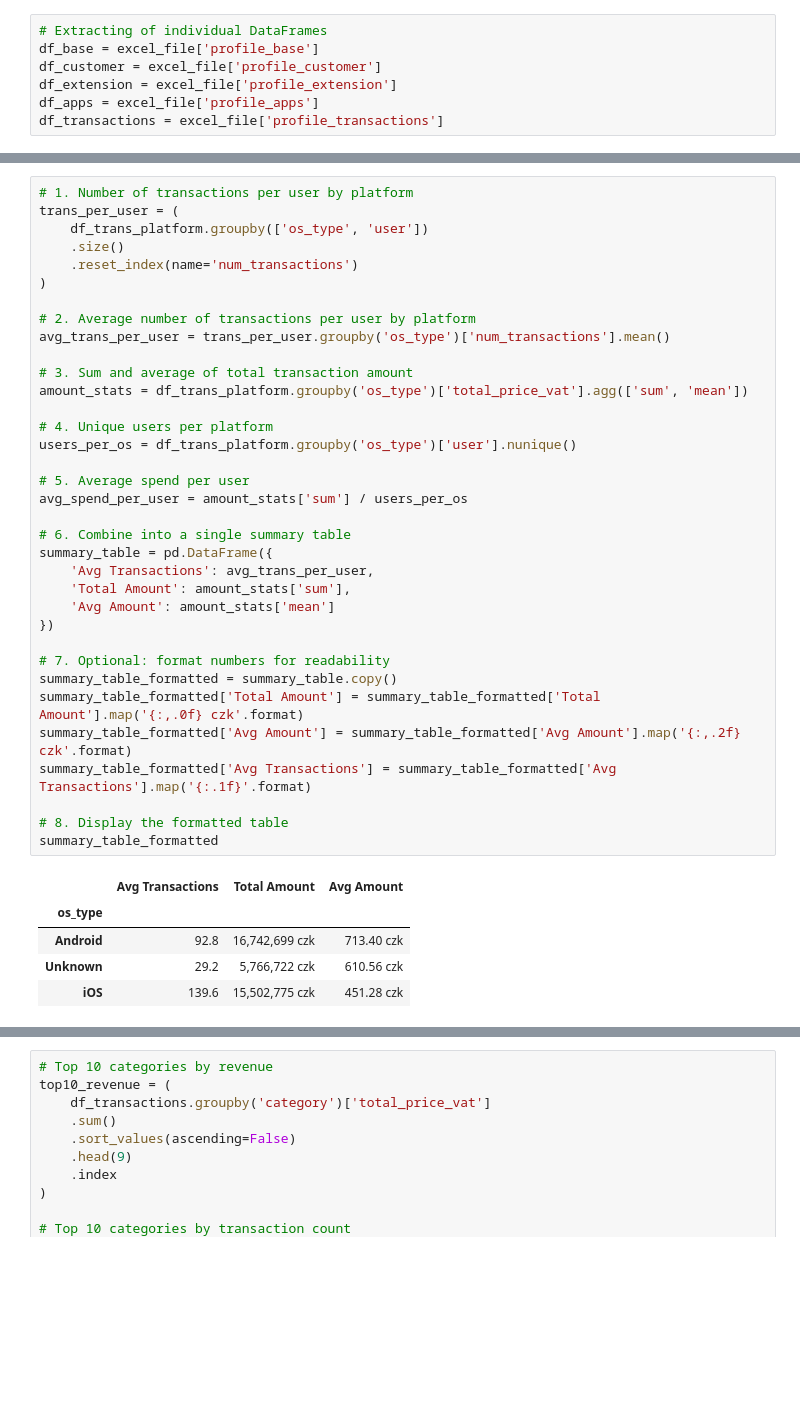
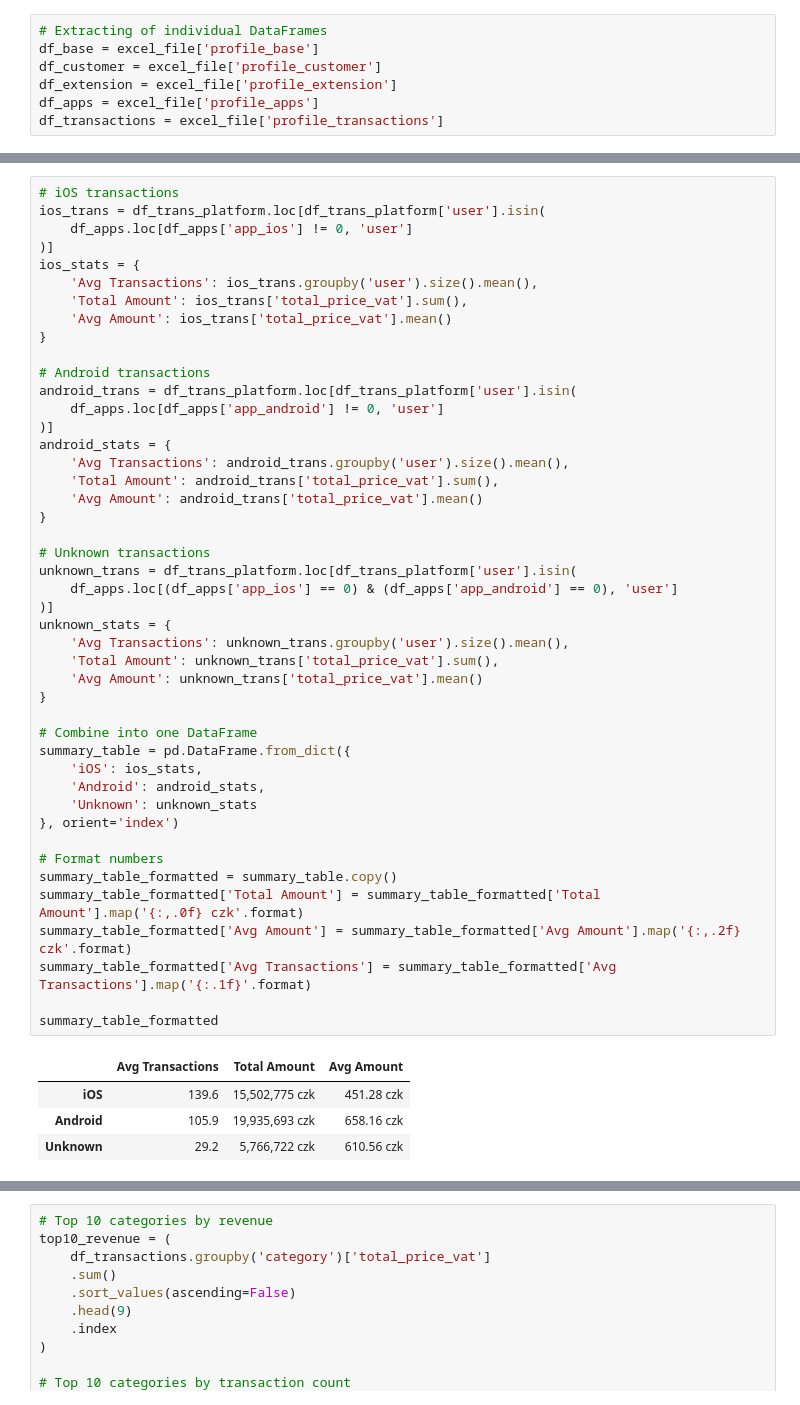
Before and after one commit to akorablov/Project_Twisto, a Jupyter notebook: twisto_project/3_OS_users_analysis.ipynb, the cells around one changed output, grey strips where cells are left out. Saved outputs shown, nothing was run; the diff lists cells and outputs as text; blank space fills up the shorter version.

```diff
--- a/twisto_project/3_OS_users_analysis.ipynb
+++ b/twisto_project/3_OS_users_analysis.ipynb
@@ -82,42 +86,51 @@ df_trans_platform
 # %%
-# 1. Number of transactions per user by platform
-trans_per_user = (
-    df_trans_platform.groupby(['os_type', 'user'])
-    .size()
-    .reset_index(name='num_transactions')
-)
+# iOS transactions
+ios_trans = df_trans_platform.loc[df_trans_platform['user'].isin(
+    df_apps.loc[df_apps['app_ios'] != 0, 'user']
+)]
+ios_stats = {
+    'Avg Transactions': ios_trans.groupby('user').size().mean(),
+    'Total Amount': ios_trans['total_price_vat'].sum(),
+    'Avg Amount': ios_trans['total_price_vat'].mean()
+}
 
-# 2. Average number of transactions per user by platform
-avg_trans_per_user = trans_per_user.groupby('os_type')['num_transactions'].mean()
+# Android transactions
+android_trans = df_trans_platform.loc[df_trans_platform['user'].isin(
+    df_apps.loc[df_apps['app_android'] != 0, 'user']
+)]
+android_stats = {
+    'Avg Transactions': android_trans.groupby('user').size().mean(),
+    'Total Amount': android_trans['total_price_vat'].sum(),
+    'Avg Amount': android_trans['total_price_vat'].mean()
+}
 
-# 3. Sum and average of total transaction amount
-amount_stats = df_trans_platform.groupby('os_type')['total_price_vat'].agg(['sum', 'mean'])
+# Unknown transactions
+unknown_trans = df_trans_platform.loc[df_trans_platform['user'].isin(
+    df_apps.loc[(df_apps['app_ios'] == 0) & (df_apps['app_android'] == 0), 'user']
+)]
+unknown_stats = {
+    'Avg Transactions': unknown_trans.groupby('user').size().mean(),
+    'Total Amount': unknown_trans['total_price_vat'].sum(),
+    'Avg Amount': unknown_trans['total_price_vat'].mean()
+}
 
-# 4. Unique users per platform
-users_per_os = df_trans_platform.groupby('os_type')['user'].nunique()
+# Combine into one DataFrame
+summary_table = pd.DataFrame.from_dict({
+    'iOS': ios_stats,
+    'Android': android_stats,
+    'Unknown': unknown_stats
+}, orient='index')
 
-# 5. Average spend per user
-avg_spend_per_user = amount_stats['sum'] / users_per_os
-
-# 6. Combine into a single summary table
-summary_table = pd.DataFrame({
-    'Avg Transactions': avg_trans_per_user,
-    'Total Amount': amount_stats['sum'],
-    'Avg Amount': amount_stats['mean']
-})
-
-# 7. Optional: format numbers for readability
+# Format numbers
 summary_table_formatted = summary_table.copy()
 summary_table_formatted['Total Amount'] = summary_table_formatted['Total Amount'].map('{:,.0f} czk'.format)
 summary_table_formatted['Avg Amount'] = summary_table_formatted['Avg Amount'].map('{:,.2f} czk'.format)
 summary_table_formatted['Avg Transactions'] = summary_table_formatted['Avg Transactions'].map('{:.1f}'.format)
 
-# 8. Display the formatted table
 summary_table_formatted
 # %% [output]
 |  | Avg Transactions | Total Amount | Avg Amount |
-| os_type |  |  |  |
-| Android | 92.8 | 16,742,699 czk | 713.40 czk |
+| iOS | 139.6 | 15,502,775 czk | 451.28 czk |
+| Android | 105.9 | 19,935,693 czk | 658.16 czk |
 | Unknown | 29.2 | 5,766,722 czk | 610.56 czk |
-| iOS | 139.6 | 15,502,775 czk | 451.28 czk |
 # %%
```
Also changed, not shown: parts of 11 cells of this notebook, 1 other file.
